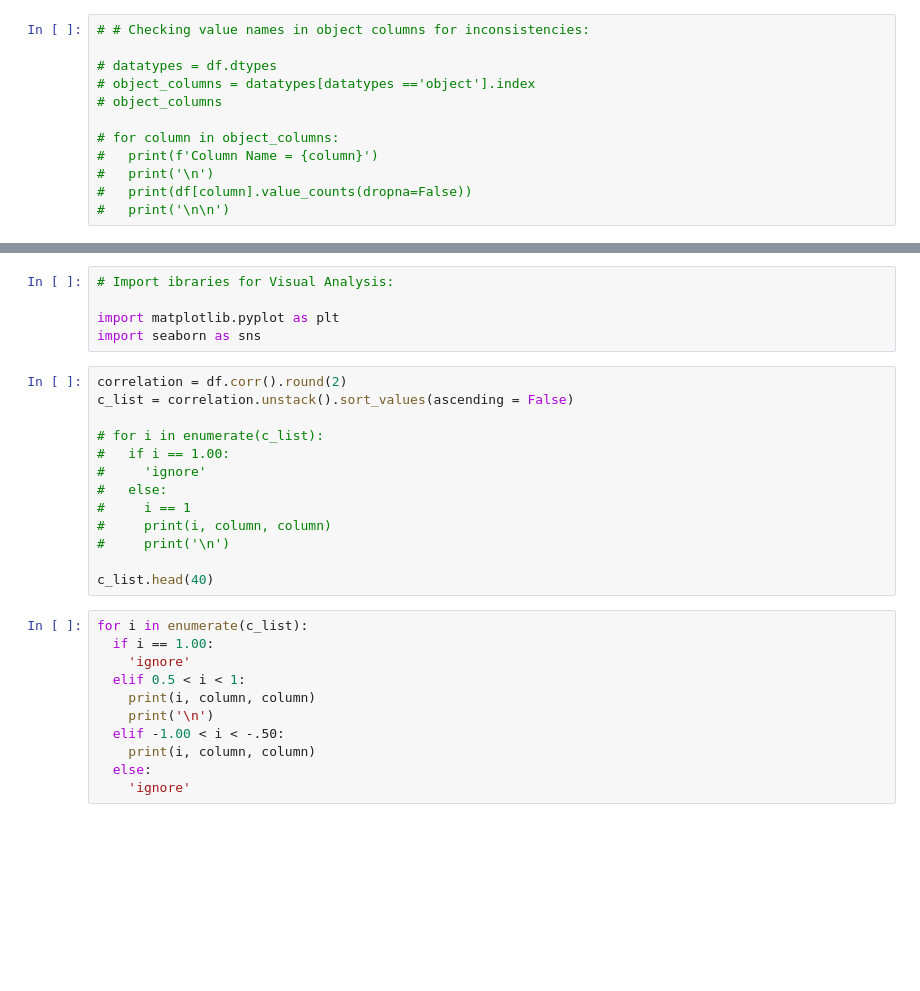
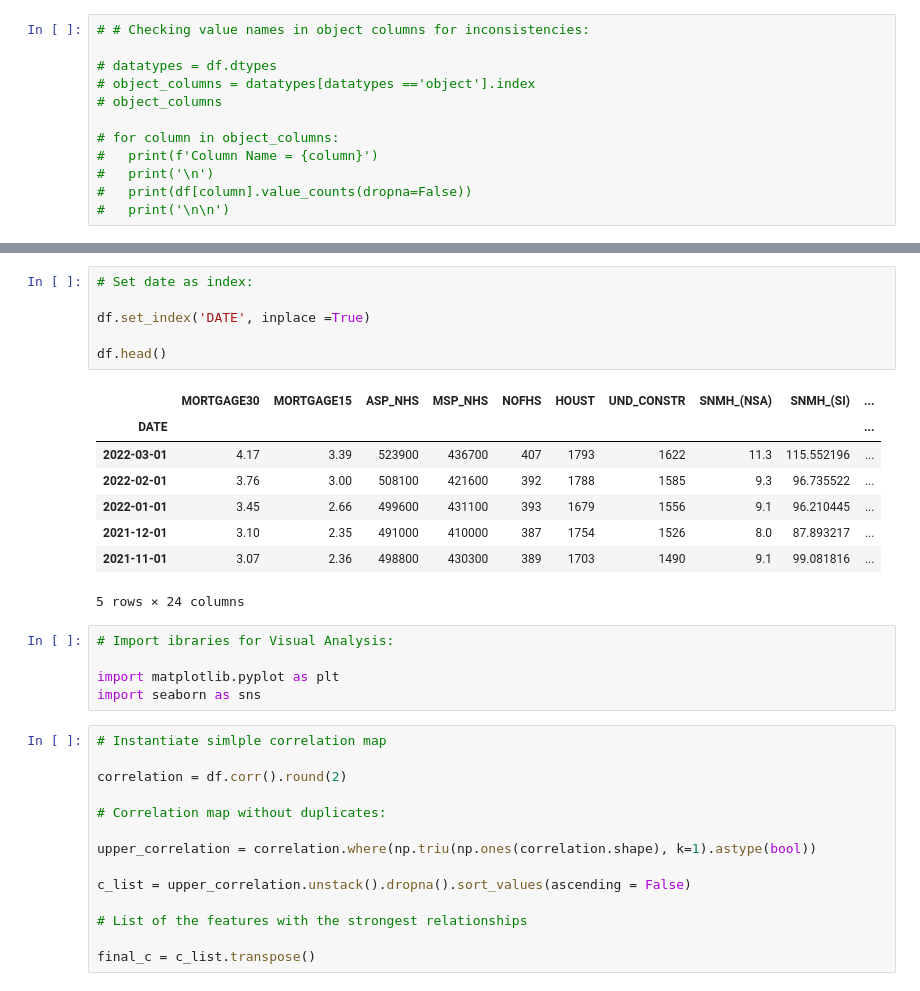
Before and after one commit to starkjones/US-Housing-Forecasting-w-FRED, a Jupyter notebook: US_Housing.ipynb, the cells around one changed output, grey strips where cells are left out. Saved outputs shown, nothing was run; the diff lists cells and outputs as text; blank space fills up the shorter version.

```diff
--- a/US_Housing.ipynb
+++ b/US_Housing.ipynb
@@ -139,29 +263,34 @@ df.describe().round(1)
+# %%
+# Set date as index:
+
+df.set_index('DATE', inplace =True)
+
+df.head()
+# %% [output]
+|  | MORTGAGE30 | MORTGAGE15 | ASP_NHS | MSP_NHS | NOFHS | HOUST | UND_CONSTR | SNMH_(NSA) | SNMH_(SI) | ... |
+| DATE |  |  |  |  |  |  |  |  |  | ... |
+| 2022-03-01 | 4.17 | 3.39 | 523900 | 436700 | 407 | 1793 | 1622 | 11.3 | 115.552196 | ... |
+| 2022-02-01 | 3.76 | 3.00 | 508100 | 421600 | 392 | 1788 | 1585 | 9.3 | 96.735522 | ... |
+| 2022-01-01 | 3.45 | 2.66 | 499600 | 431100 | 393 | 1679 | 1556 | 9.1 | 96.210445 | ... |
+| 2021-12-01 | 3.10 | 2.35 | 491000 | 410000 | 387 | 1754 | 1526 | 8.0 | 87.893217 | ... |
+| 2021-11-01 | 3.07 | 2.36 | 498800 | 430300 | 389 | 1703 | 1490 | 9.1 | 99.081816 | ... |
+5 rows × 24 columns
 # %%
 # Import ibraries for Visual Analysis:
 
 import matplotlib.pyplot as plt
 import seaborn as sns
-# %%
-correlation = df.corr().round(2)
-c_list = correlation.unstack().sort_values(ascending = False)
-
-# for i in enumerate(c_list):
-#   if i == 1.00:
-#     'ignore'
-#   else:
-#     i == 1
-#     print(i, column, column)
-#     print('\n')
-
-c_list.head(40)
-# %%
-for i in enumerate(c_list):
-  if i == 1.00:
-    'ignore'
-  elif 0.5 < i < 1:
-    print(i, column, column)
-    print('\n')
-  elif -1.00 < i < -.50:
-    print(i, column, column)
-  else:
-    'ignore'
+# %%
+# Instantiate simlple correlation map
+
+correlation = df.corr().round(2)
+
+# Correlation map without duplicates:
+
+upper_correlation = correlation.where(np.triu(np.ones(correlation.shape), k=1).astype(bool))
+
+c_list = upper_correlation.unstack().dropna().sort_values(ascending = False)
+
+# List of the features with the strongest relationships
+
+final_c = c_list.transpose()
```
Also changed, not shown: parts of 17 cells of this notebook.
